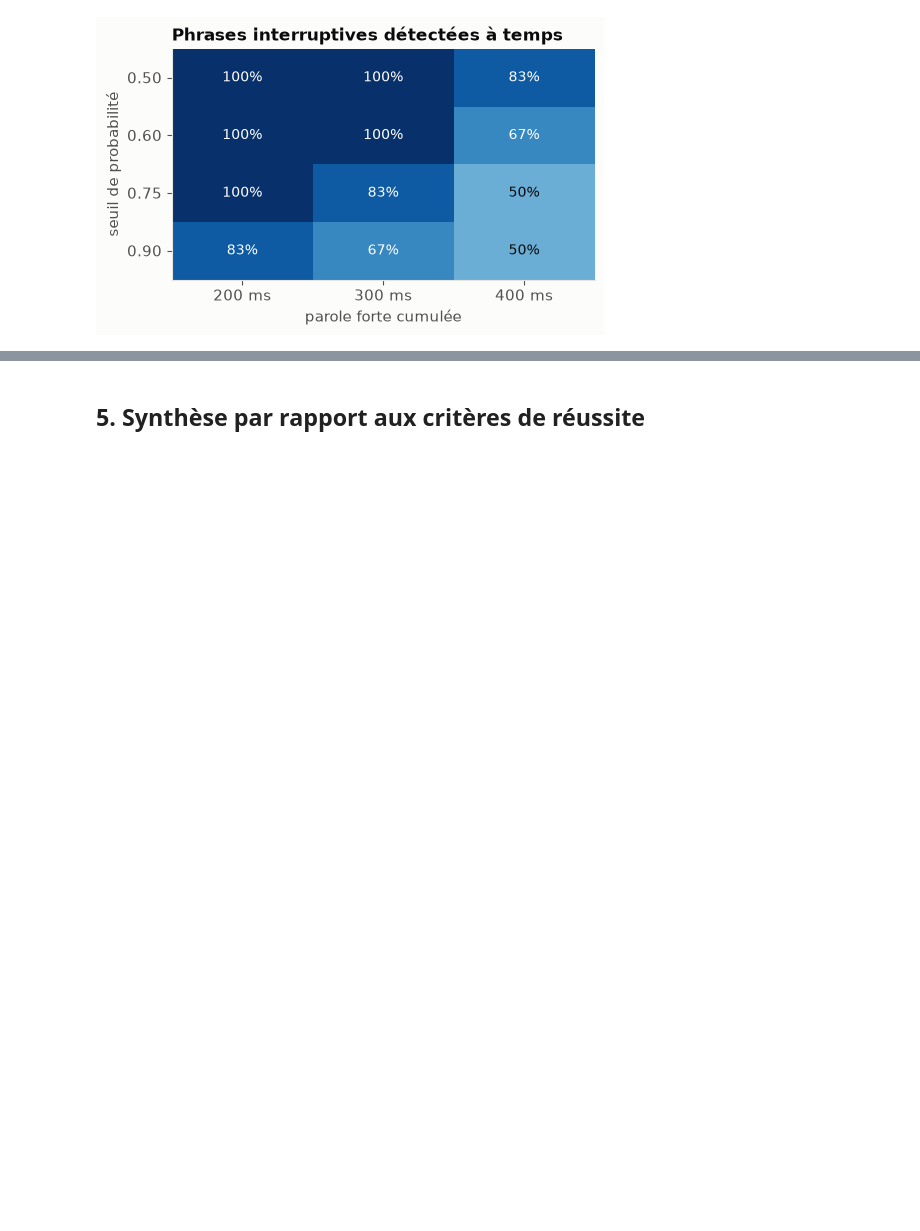
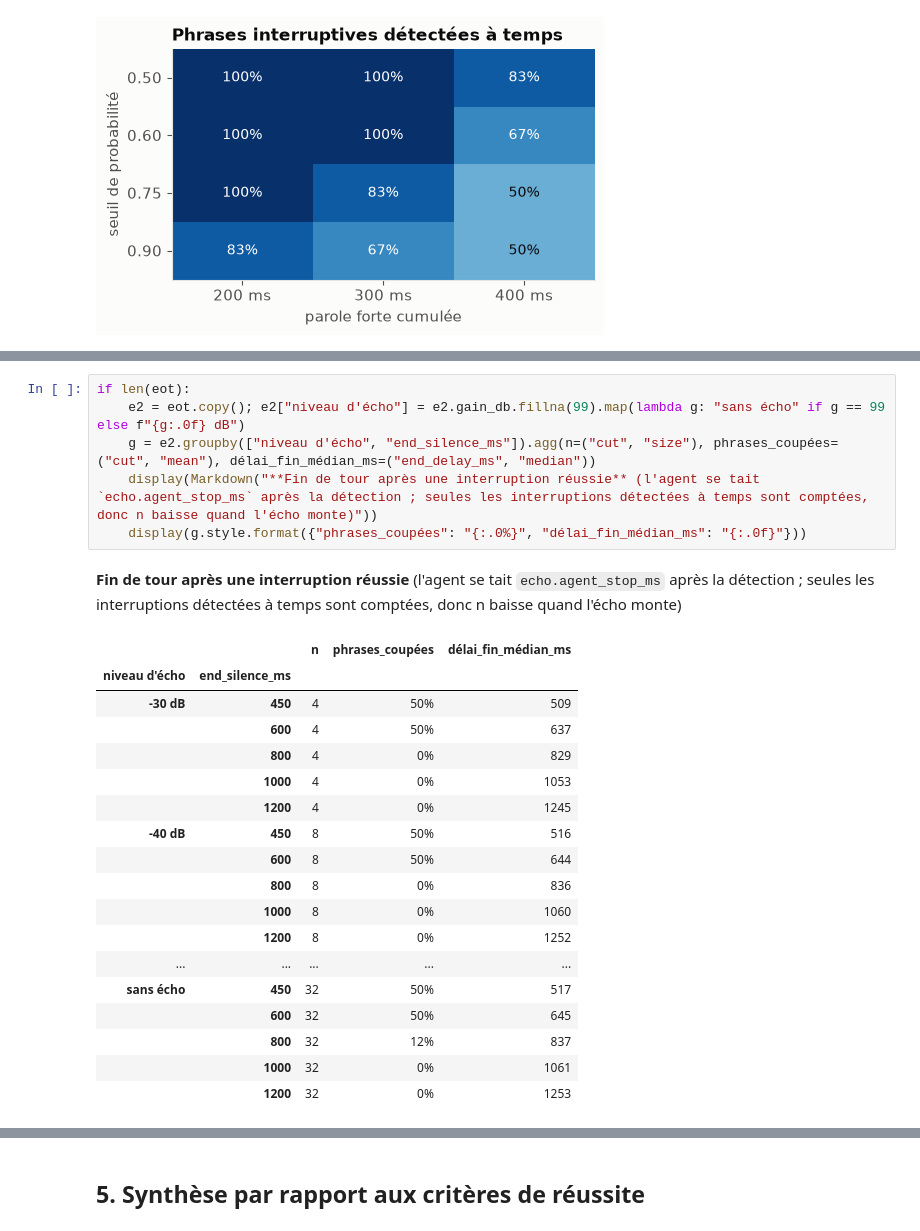
Before and after one commit to jsboigeEPF/2026-MSMIN5IN52-GenAI, a Jupyter notebook: groupe-marc-guehi/notebooks/analysis.ipynb, the cells around one changed output, grey strips where cells are left out. Saved outputs shown, nothing was run; the diff lists cells and outputs as text; blank space fills up the shorter version.

```diff
--- a/groupe-marc-guehi/notebooks/analysis.ipynb
+++ b/groupe-marc-guehi/notebooks/analysis.ipynb
@@ -379,0 +485,26 @@ if len(bsweep):
+# %%
+if len(eot):
+    e2 = eot.copy(); e2["niveau d'écho"] = e2.gain_db.fillna(99).map(lambda g: "sans écho" if g == 99 else f"{g:.0f} dB")
+    g = e2.groupby(["niveau d'écho", "end_silence_ms"]).agg(n=("cut", "size"), phrases_coupées=("cut", "mean"), délai_fin_médian_ms=("end_delay_ms", "median"))
+    display(Markdown("**Fin de tour après une interruption réussie** (l'agent se tait `echo.agent_stop_ms` après la détection ; seules les interruptions détectées à temps sont comptées, donc n baisse quand l'écho monte)"))
+    display(g.style.format({"phrases_coupées": "{:.0%}", "délai_fin_médian_ms": "{:.0f}"}))
+# %% [output]
+**Fin de tour après une interruption réussie** (l'agent se tait `echo.agent_stop_ms` après la détection ; seules les interruptions détectées à temps sont comptées, donc n baisse quand l'écho monte)
+|  |  | n | phrases_coupées | délai_fin_médian_ms |
+| niveau d'écho | end_silence_ms |  |  |  |
+| -30 dB | 450 | 4 | 50% | 509 |
+|  | 600 | 4 | 50% | 637 |
+|  | 800 | 4 | 0% | 829 |
+|  | 1000 | 4 | 0% | 1053 |
+|  | 1200 | 4 | 0% | 1245 |
+| -40 dB | 450 | 8 | 50% | 516 |
+|  | 600 | 8 | 50% | 644 |
+|  | 800 | 8 | 0% | 836 |
+|  | 1000 | 8 | 0% | 1060 |
+|  | 1200 | 8 | 0% | 1252 |
+| ... | ... | ... | ... | ... |
+| sans écho | 450 | 32 | 50% | 517 |
+|  | 600 | 32 | 50% | 645 |
+|  | 800 | 32 | 12% | 837 |
+|  | 1000 | 32 | 0% | 1061 |
+|  | 1200 | 32 | 0% | 1253 |
```
Also changed, not shown: parts of 8 cells of this notebook, 10 other files.
